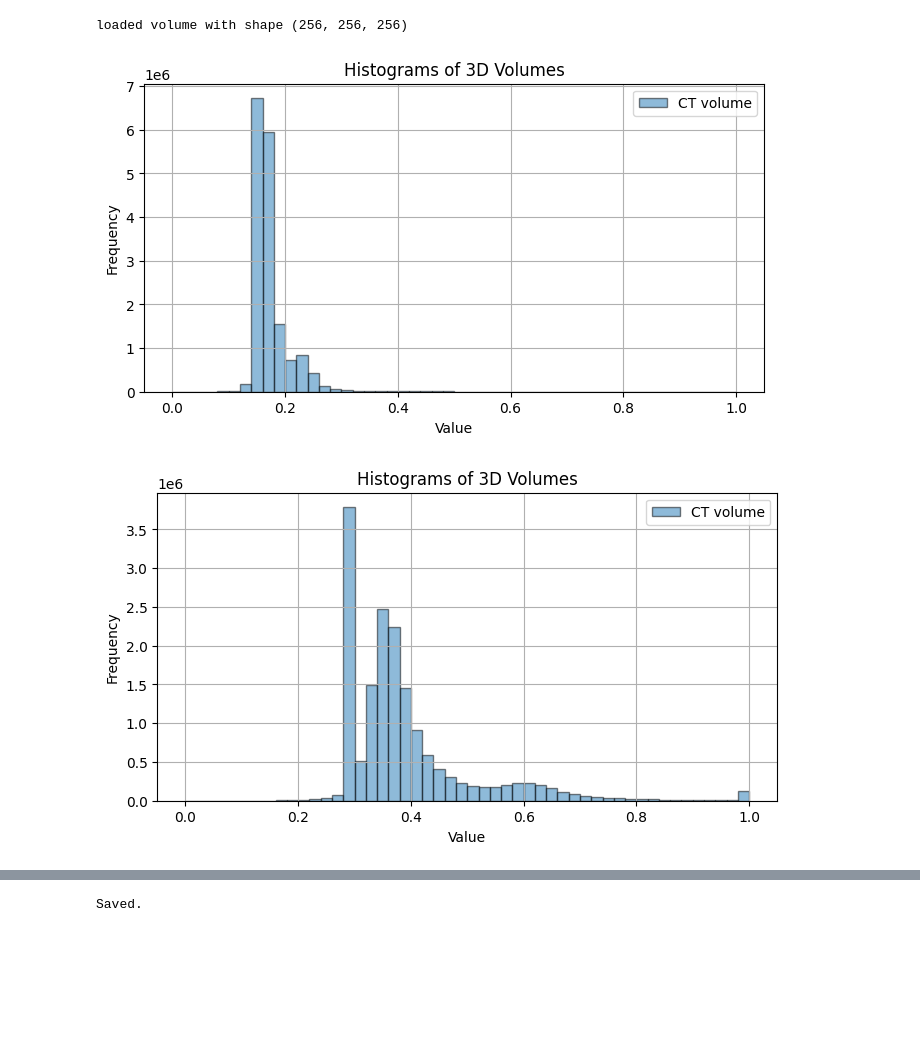
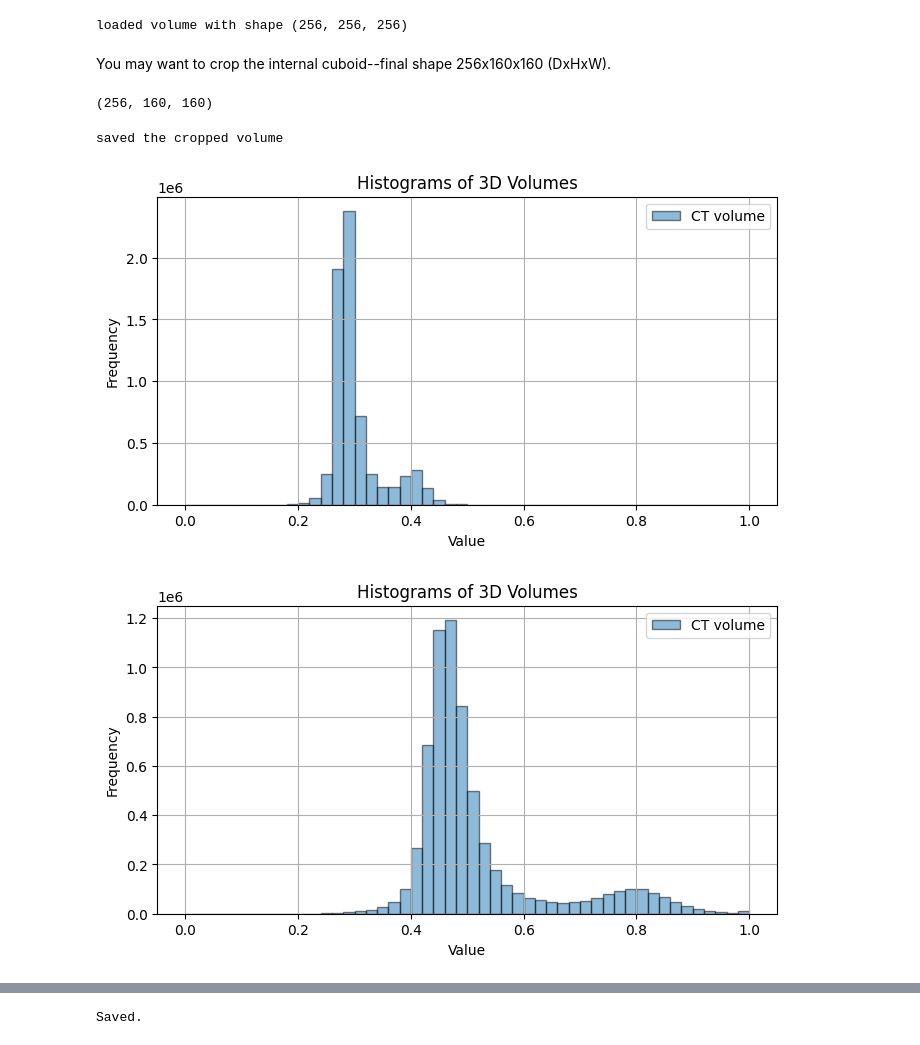
Before and after one commit to marcosolime/xray-analysis, a Jupyter notebook: extra/rescale_volume.ipynb, the cells around one changed output, grey strips where cells are left out. Drawn from its saved outputs; the diff is of its cells as text; code cells hidden in the pictures; blank space fills up the shorter version.

```diff
--- a/extra/rescale_volume.ipynb
+++ b/extra/rescale_volume.ipynb
@@ -89,13 +89,42 @@ vol = load_volume('../data/z-volumes/fbp/volume_fbp_inter.npy')
 print(f'loaded volume with shape {vol.shape}')
 # %% [output]
 loaded volume with shape (256, 256, 256)
+# %% [markdown]
+You may want to crop the internal cuboid--final shape 256x160x160 (DxHxW).
+# %%
+center = [dim // 2 for dim in vol.shape] # center coordinates
+radius = 128
+angle = np.pi/4
+margin = 10
+
+side = 2 * radius * np.cos(angle)
+
+offset_depth = 128
+offset_height = int(side / 2)
+offset_width = int(side / 2)
+
+cropped_volume = vol[
+    center[0] - offset_depth: center[0] + offset_depth,
+    center[1] - offset_height + margin: center[1] + offset_height - margin,
+    center[2] - offset_width + margin: center[2] + offset_width - margin,
+]
+cropped_volume.shape
+# %% [output]
+(256, 160, 160)
+# %%
+np.save('../data/z-volumes/fbp/volume_fbp_inter_crop.npy', cropped_volume)
+print('saved the cropped volume')
+# %% [output]
+saved the cropped volume
+# %%
+vol = cropped_volume
 # %%
 norm_vol = normalize_to_01(vol)
 plot_histograms([norm_vol], labels=['CT volume'], log=False)
 # %% [output]
-[figure, old version]
+[figure, new version]
 # %%
-norm_vol_enh = enhance_volume(norm_vol, percetile_left=0, percentile_right=99.3, gamma=1.5)
+norm_vol_enh = enhance_volume(norm_vol, percetile_left=0, percentile_right=99.9, gamma=1.5)
 plot_histograms([norm_vol_enh], labels=['CT volume'], log=False)
 # %% [output]
-[figure, old version]
+[figure, new version]
```
Also changed, not shown: parts of 8 cells of this notebook, 7 other files.
